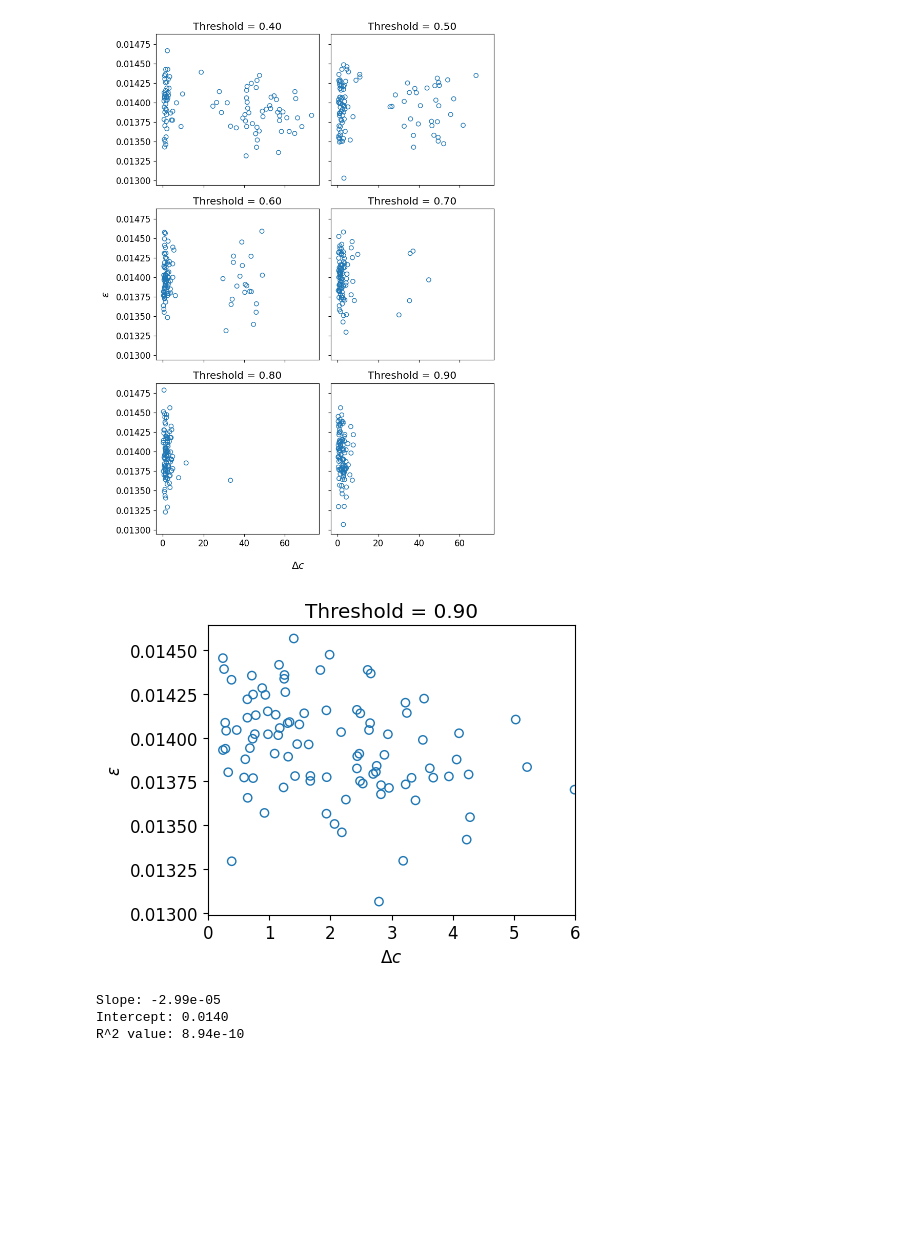
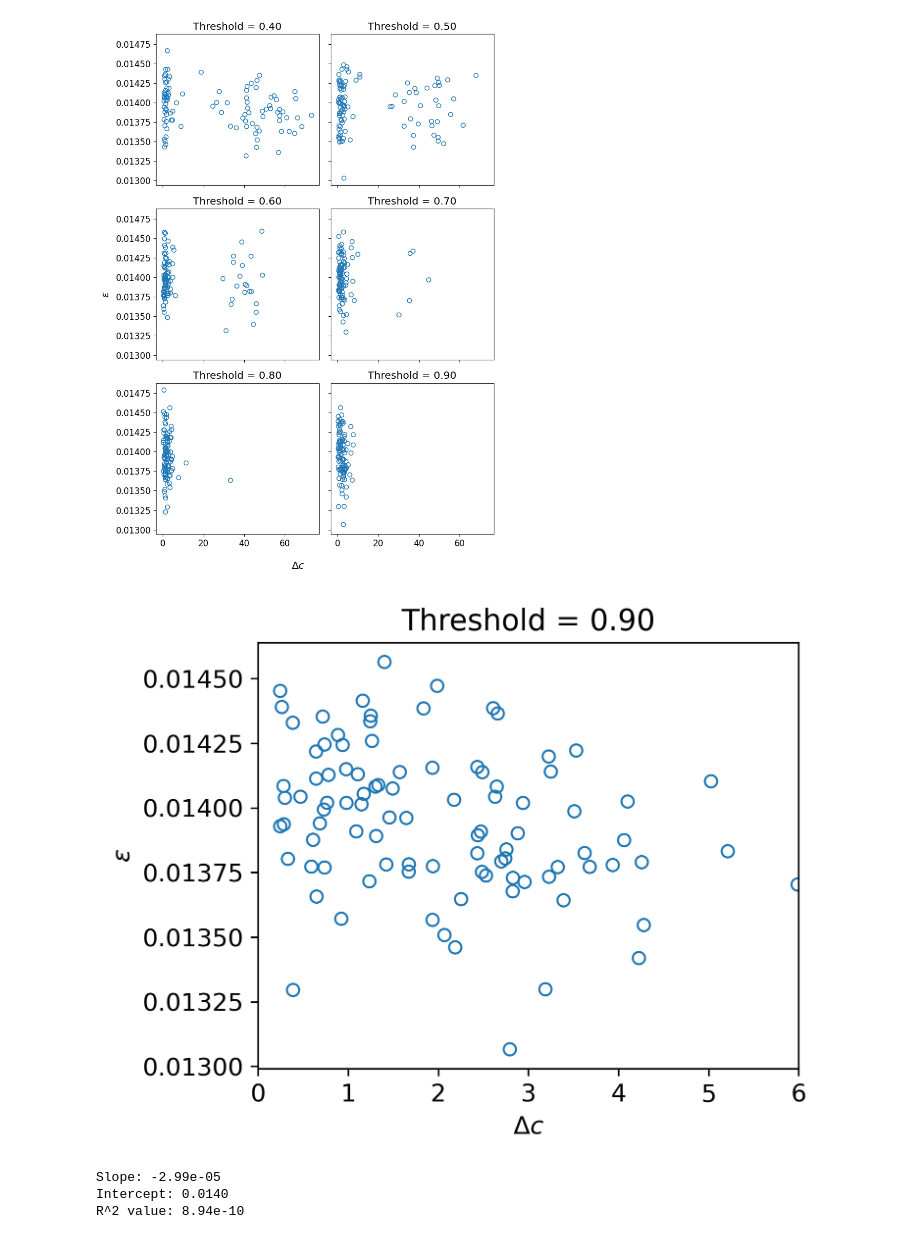
Before and after one commit to zbrookshowe/yukawa-sindy, a Jupyter notebook: paper_results/prediction_vs_coef_deviation.ipynb, the cells around one changed output. Drawn from its saved outputs; the diff is of its cells as text; code cells hidden in the pictures; blank space fills up the shorter version.

Commit message:
Increased DPI for paper figures

```diff
--- a/paper_results/prediction_vs_coef_deviation.ipynb
+++ b/paper_results/prediction_vs_coef_deviation.ipynb
@@ -102,17 +102,18 @@ fig, ax = generate_threshold_subplots(thresholds)
 # %%
 plt.rcParams["figure.figsize"] = (5,4)
 plt.rcParams["font.size"] = 12
 fig, ax = plt.subplots()
 ax = plot_error_vs_dev(
     threshold = 0.9,
     ax = ax
 )
 ax.set_xlim((0,6))
 ax.set_xlabel("$\Delta c$")
 ax.set_ylabel("$\epsilon$")
 fig.tight_layout()
+fig.set_dpi(300)
 # %% [output]
-[figure, old version]
+[figure, new version]
 # %%
 coef_devs, pred_error = load_data(threshold=0.9)
 result = linregress(coef_devs, pred_error)
```
Also changed, not shown: 1 other file.
